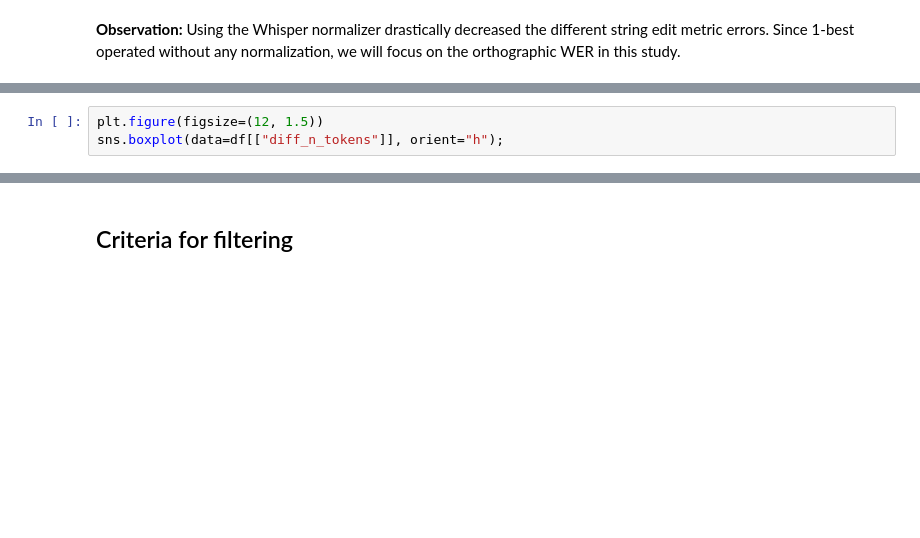
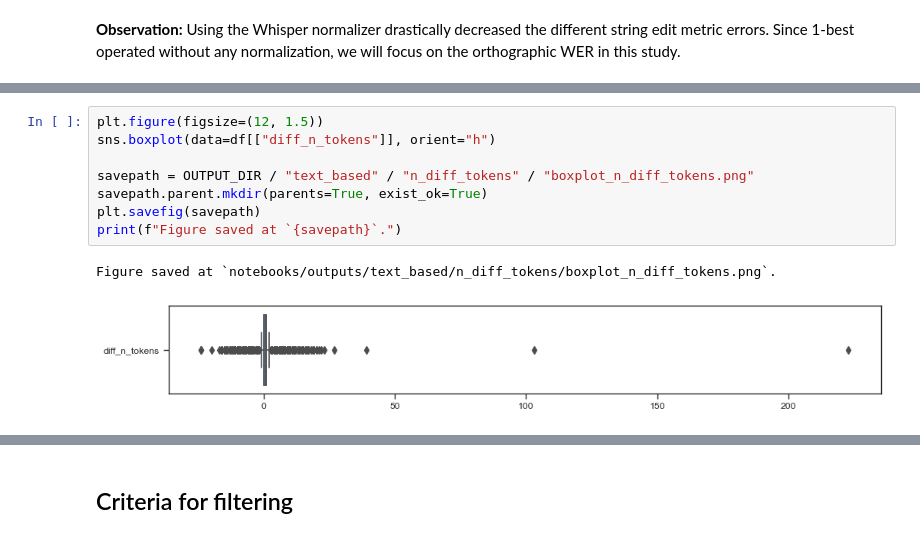
Before and after one commit to tonywu71/distilling-and-forgetting-in-large-pre-trained-models, a Jupyter notebook: notebooks/analyze_whisper_hallucinations.ipynb, the cells around one changed output, grey strips where cells are left out. Drawn from its saved outputs; the diff is of its cells as text; blank space fills up the shorter version.

```diff
--- a/notebooks/analyze_whisper_hallucinations.ipynb
+++ b/notebooks/analyze_whisper_hallucinations.ipynb
@@ -90,6 +114,14 @@ plt.tight_layout()
 # %%
 plt.figure(figsize=(12, 1.5))
-sns.boxplot(data=df[["diff_n_tokens"]], orient="h");
+sns.boxplot(data=df[["diff_n_tokens"]], orient="h")
+
+savepath = OUTPUT_DIR / "text_based" / "n_diff_tokens" / "boxplot_n_diff_tokens.png"
+savepath.parent.mkdir(parents=True, exist_ok=True)
+plt.savefig(savepath)
+print(f"Figure saved at `{savepath}`.")
+# %% [output]
+Figure saved at `notebooks/outputs/text_based/n_diff_tokens/boxplot_n_diff_tokens.png`.
+[figure, added]
 # %%
 plt.figure(figsize=(12, 1.5))
 sns.boxplot(data=df[["diff_n_tokens"]], orient="h")
```
Also changed, not shown: parts of 32 cells of this notebook, 1 other file.
